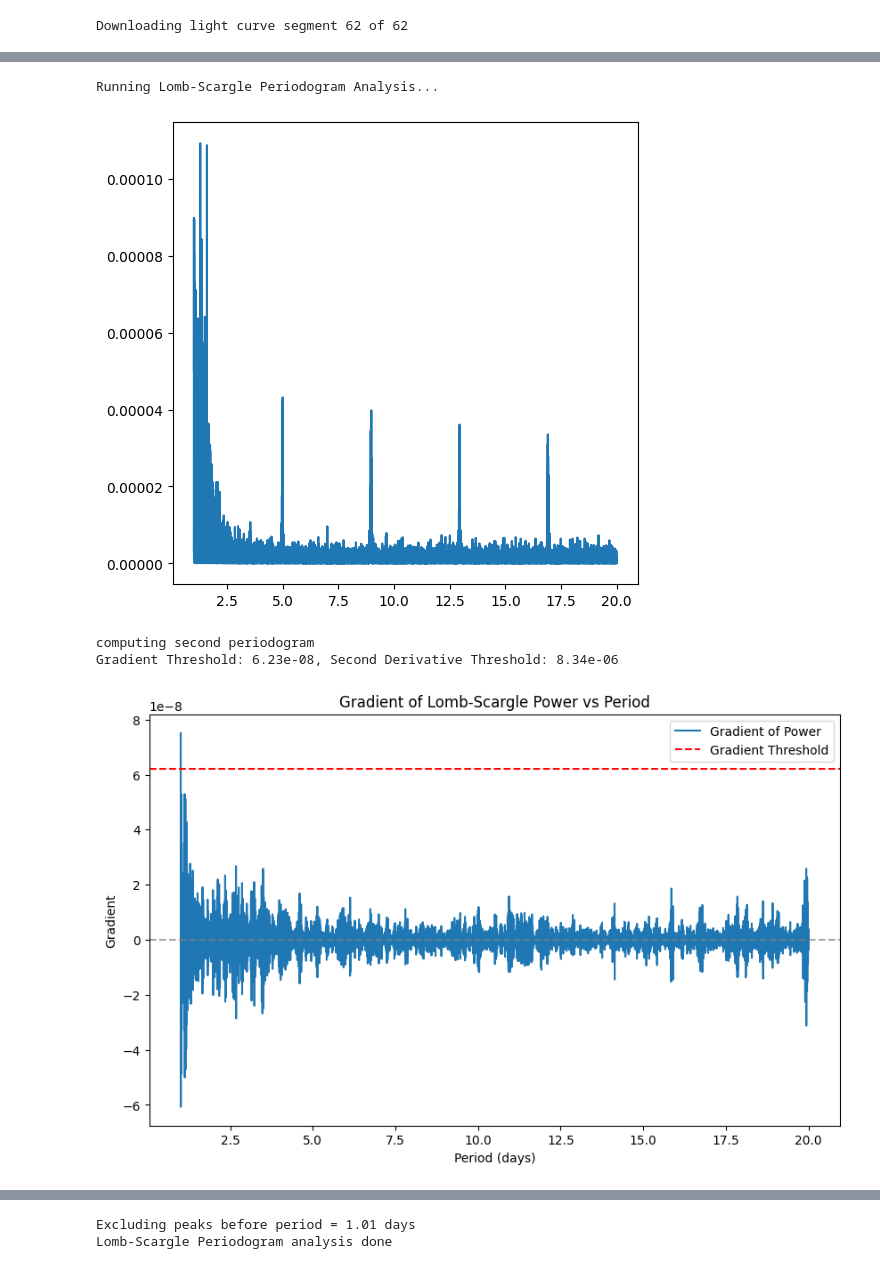
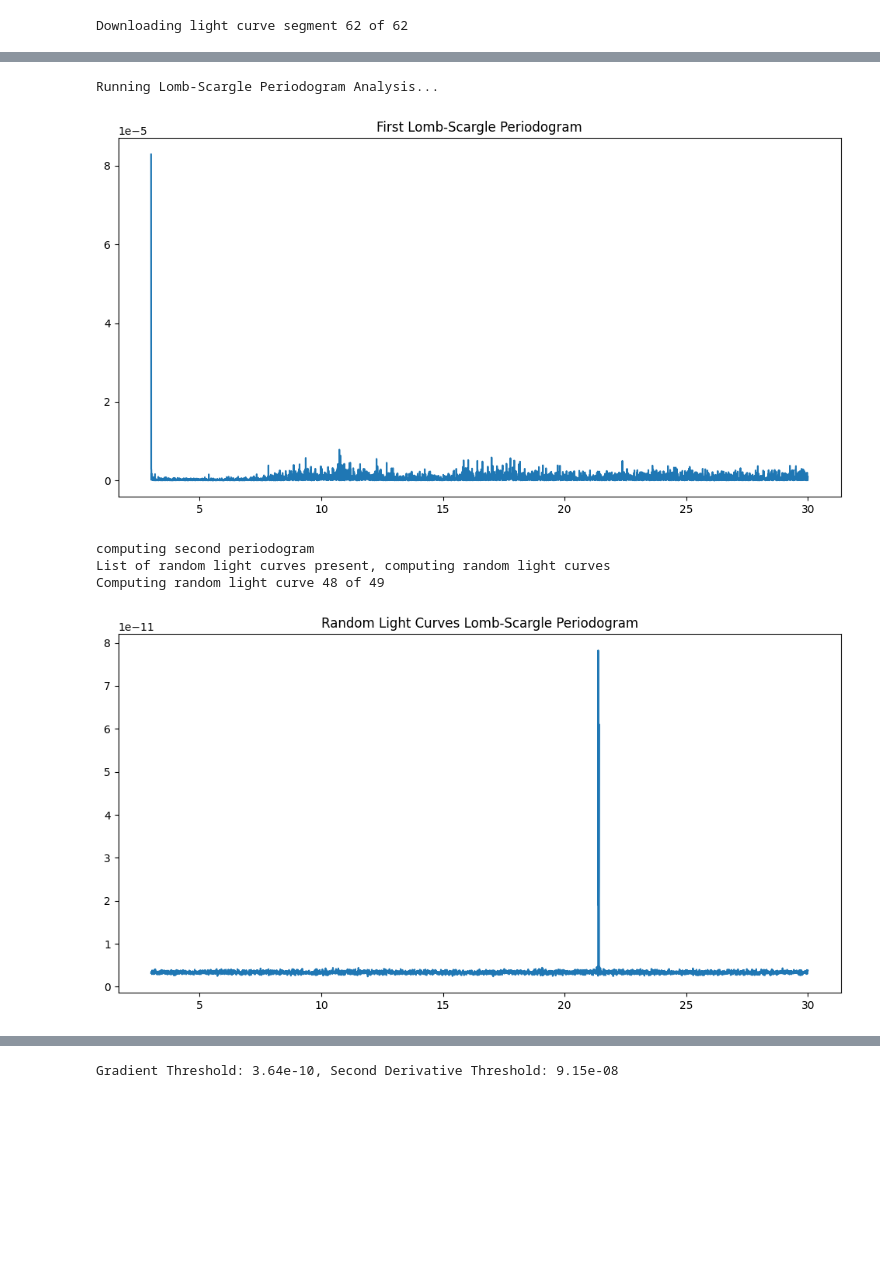
Before and after one commit to OliverMcEvoy/PlanetFinder, a Jupyter notebook: CourseworkBNotebook.ipynb, the cells around one changed output, grey strips where cells are left out. Drawn from its saved outputs; the diff is of its cells as text; code cells hidden in the pictures; blank space fills up the shorter version.

Commit message:
random thingy

```diff
--- a/CourseworkBNotebook.ipynb
+++ b/CourseworkBNotebook.ipynb
@@ -16,6 +16,17 @@ importlib.reload(courseworkb)
 <module 'courseworkb' from '/home/olivermcevoy/AstroCourseworkB/courseworkb.py'>
 # %%
 target =  'Kepler-11'
-kepler_dataframe, stellar_data = courseworkb.fetch_kepler_data_and_stellar_info_normalise_entire_curve(target,'medfilt')
+kepler_dataframe, stellar_data = courseworkb.fetch_kepler_data_and_stellar_info_normalise_entire_curve(target)
 # %% [output]
 Downloading light curve segment 62 of 62
+# %%
+cursed_list = []
+for i in range(1, 50):
+
+    if i % 2 == 0:
+        print(f"Running iteration {i}")
+    kepler_dataframe_tmp, stellar_data_tmp = courseworkb.fetch_kepler_data_and_stellar_info_normalise_entire_curve(target,filter_type='savgol', randomise=True)
+    cursed_list.append(kepler_dataframe_tmp)
+
+lightcurve_1 = cursed_list[0]
+print(lightcurve_1.head())
@@ -26,15 +55,16 @@ courseworkb.plot_light_curve(kepler_dataframe['time'], kepler_dataframe['flux'],
 # %%
-period_range_zoom =(1,20)
-peaks_of_lightcurve_zoom = courseworkb.run_lomb_scargle_analysis(kepler_dataframe,resolution=50000, period_range=period_range_zoom)
+# period_range_zoom =(1,20)
+# peaks_of_lightcurve_zoom = courseworkb.run_lomb_scargle_analysis(kepler_dataframe,resolution=5000, period_range=period_range_zoom , list_of_random_lightcurves=cursed_list)
 
-period_range_regular = (0,120)
-peaks_of_lightcurve = courseworkb.run_lomb_scargle_analysis(kepler_dataframe,resolution=5000, period_range=period_range_regular)
+period_range_regular = (3 ,30)
+peaks_of_lightcurve = courseworkb.run_lomb_scargle_analysis(kepler_dataframe,resolution=5000, period_range=period_range_regular,list_of_random_lightcurves=cursed_list)
 
 # add 2 sets of peak to the same array
-peaks_of_lightcurve = np.concatenate((peaks_of_lightcurve_zoom,peaks_of_lightcurve),axis=0)
+#peaks_of_lightcurve = np.concatenate((peaks_of_lightcurve_zoom,peaks_of_lightcurve),axis=0)
 # %% [output]
 Running Lomb-Scargle Periodogram Analysis...
-[figure, old version]
+[figure, new version]
 computing second periodogram
-Gradient Threshold: 6.23e-08, Second Derivative Threshold: 8.34e-06
+List of random light curves present, computing random light curves
+Computing random light curve 48 of 49
-[figure, old version]
+[figure, new version]
@@ -42,2 +72 @@ Gradient Threshold: 6.23e-08, Second Derivative Threshold: 8.34e-06
-Excluding peaks before period = 1.01 days
-Lomb-Scargle Periodogram analysis done
+Gradient Threshold: 3.64e-10, Second Derivative Threshold: 9.15e-08
```
Also changed, not shown: parts of 7 cells of this notebook, 2 other files.
